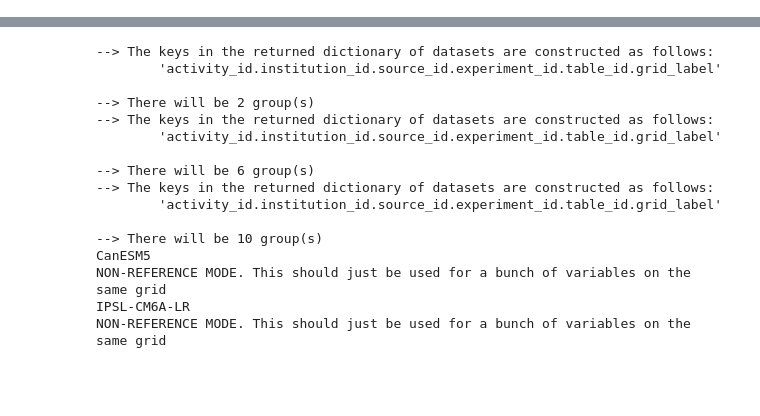
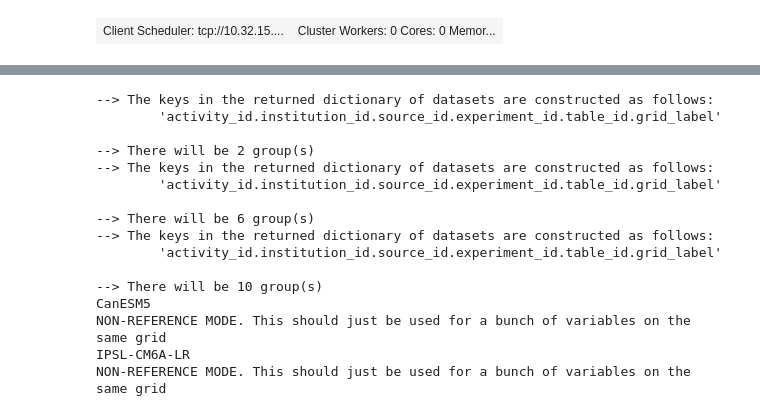
Before and after one commit to mara-freilich/cmip6hack-ocean-bgc, a Jupyter notebook: notebooks/mfreilich_omz_volume.ipynb, the cells around one changed output, grey strips where cells are left out. Saved outputs shown, nothing was run; the diff lists cells and outputs as text; code cells hidden in the pictures; blank space fills up the shorter version.

```diff
--- a/notebooks/mfreilich_omz_volume.ipynb
+++ b/notebooks/mfreilich_omz_volume.ipynb
@@ -8,6 +8,13 @@
 # %%
 %load_ext autoreload
 %autoreload 2
+# %%
+from dask.distributed import Client
+
+client = Client("tcp://10.32.15.112:39707")
+client
+# %% [output]
+| Client Scheduler: tcp://10.32.15.... | Cluster Workers: 0 Cores: 0 Memor... |
 # %%
 %matplotlib inline
 import xarray as xr
```
Also changed, not shown: parts of 6 cells of this notebook, 1 other file.
